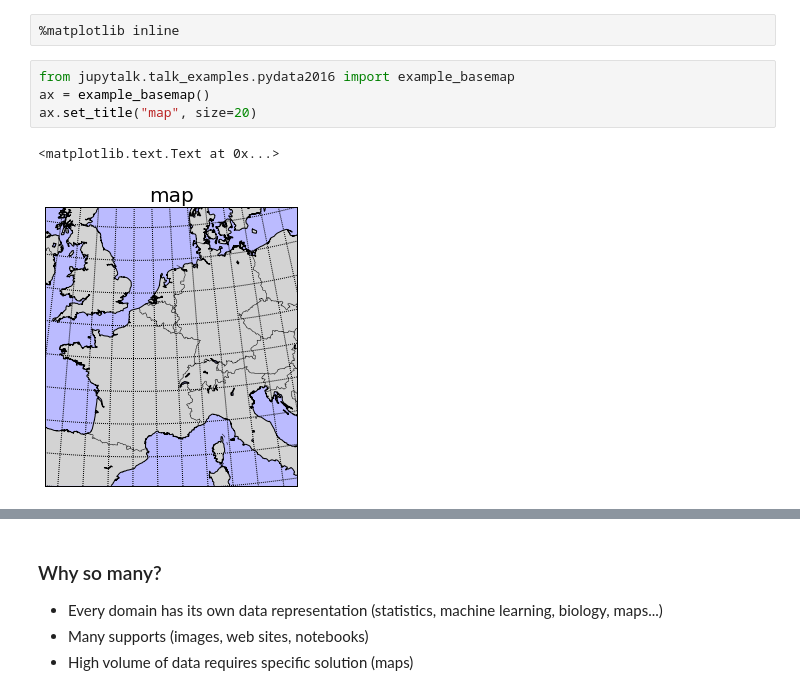
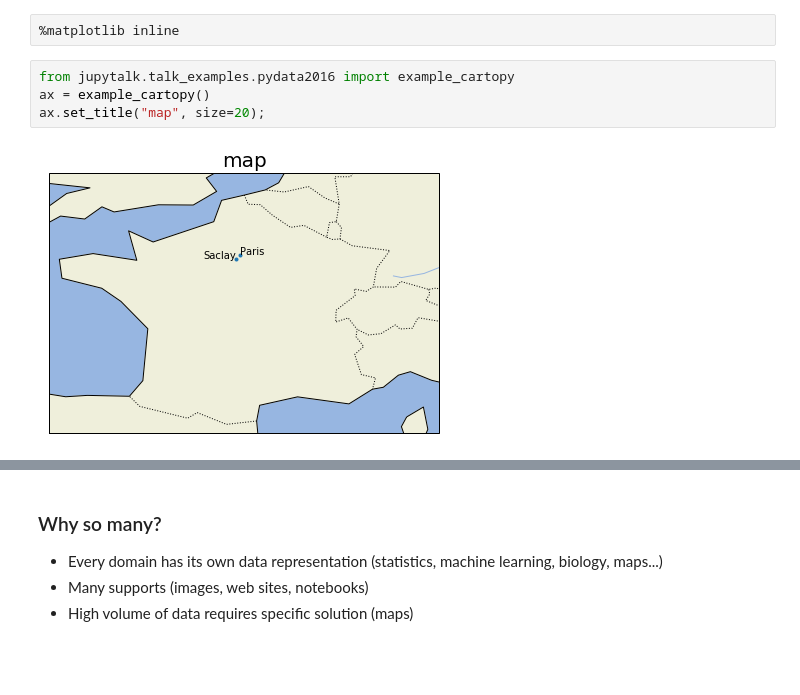
Before and after one commit to sdpython/jupytalk, a Jupyter notebook: _doc/notebooks/2016/pydata/10_plotting_libraries.ipynb, the cells around one changed output, grey strips where cells are left out. Cells and saved outputs as stored; diff of their text form; blank space fills up the shorter version.

Commit message:
fix #4, replace basemap by cartopy

```diff
--- a/_doc/notebooks/2016/pydata/10_plotting_libraries.ipynb
+++ b/_doc/notebooks/2016/pydata/10_plotting_libraries.ipynb
@@ -61,12 +61,11 @@ We like them because we read them faster.
 # %%
 %matplotlib inline
 # %%
-from jupytalk.talk_examples.pydata2016 import example_basemap
-ax = example_basemap()
-ax.set_title("map", size=20)
+from jupytalk.talk_examples.pydata2016 import example_cartopy
+ax = example_cartopy()
+ax.set_title("map", size=20);
 # %% [output]
-<matplotlib.text.Text at 0x...>
-[figure, old version]
+[figure, new version]
 # %%
 import numpy, matplotlib.pyplot as plt
 N = 150
```
Also changed, not shown: parts of 6 cells of this notebook, 11 other files.
